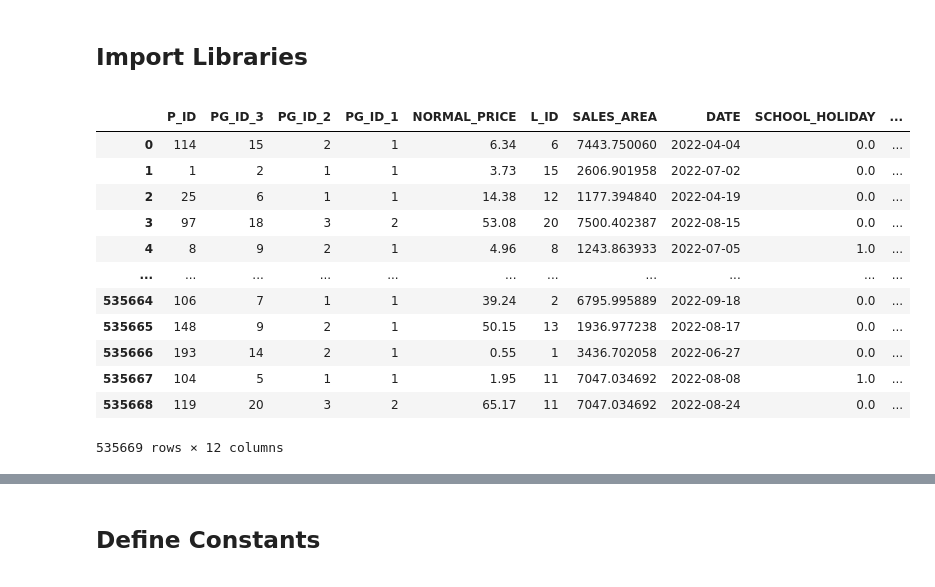
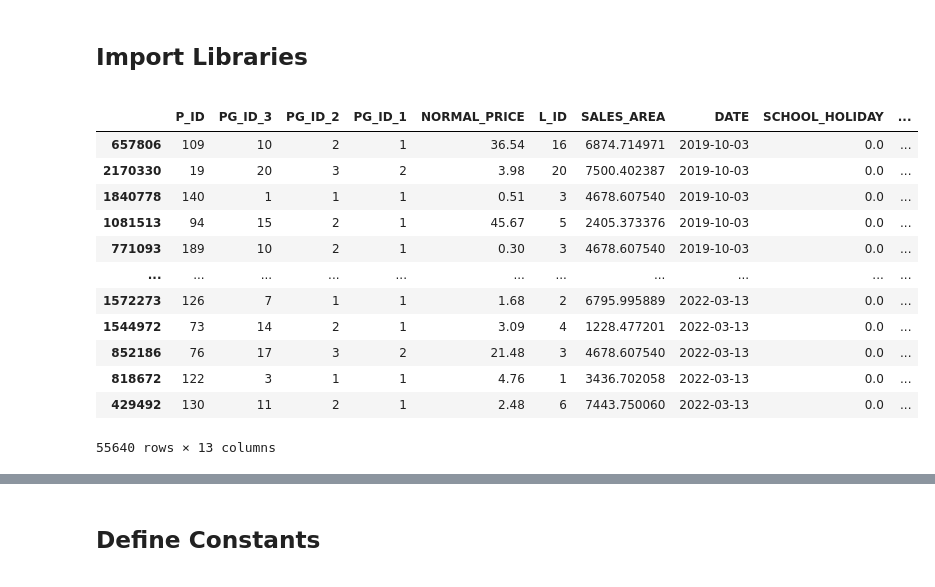
Before and after one commit to kerimcharfi/machinelearningExercise, a Jupyter notebook: exercise_1.ipynb, the cells around one changed output, grey strips where cells are left out. Drawn from its saved outputs; the diff is of its cells as text; code cells hidden in the pictures.

```diff
--- a/exercise_1.ipynb
+++ b/exercise_1.ipynb
@@ -33,19 +33,20 @@ import seaborn as sns
 import random
 from tqdm import tqdm #to create progress bar
 import os
-# %%
-pd.read_parquet("test.parquet.gzip")
-# %% [output]
-|  | P_ID | PG_ID_3 | PG_ID_2 | PG_ID_1 | NORMAL_PRICE | L_ID | SALES_AREA | DATE | SCHOOL_HOLIDAY | ... |
-| 0 | 114 | 15 | 2 | 1 | 6.34 | 6 | 7443.750060 | 2022-04-04 | 0.0 | ... |
-| 1 | 1 | 2 | 1 | 1 | 3.73 | 15 | 2606.901958 | 2022-07-02 | 0.0 | ... |
-| 2 | 25 | 6 | 1 | 1 | 14.38 | 12 | 1177.394840 | 2022-04-19 | 0.0 | ... |
-| 3 | 97 | 18 | 3 | 2 | 53.08 | 20 | 7500.402387 | 2022-08-15 | 0.0 | ... |
-| 4 | 8 | 9 | 2 | 1 | 4.96 | 8 | 1243.863933 | 2022-07-05 | 1.0 | ... |
-| ... | ... | ... | ... | ... | ... | ... | ... | ... | ... | ... |
-| 535664 | 106 | 7 | 1 | 1 | 39.24 | 2 | 6795.995889 | 2022-09-18 | 0.0 | ... |
-| 535665 | 148 | 9 | 2 | 1 | 50.15 | 13 | 1936.977238 | 2022-08-17 | 0.0 | ... |
-| 535666 | 193 | 14 | 2 | 1 | 0.55 | 1 | 3436.702058 | 2022-06-27 | 0.0 | ... |
-| 535667 | 104 | 5 | 1 | 1 | 1.95 | 11 | 7047.034692 | 2022-08-08 | 1.0 | ... |
-| 535668 | 119 | 20 | 3 | 2 | 65.17 | 11 | 7047.034692 | 2022-08-24 | 0.0 | ... |
-535669 rows × 12 columns
+# %%
+df = pd.read_parquet("train.parquet.gzip").sort_values(by=["DATE"])
+df[df["EVENT"].notnull()]
+# %% [output]
+|  | P_ID | PG_ID_3 | PG_ID_2 | PG_ID_1 | NORMAL_PRICE | L_ID | SALES_AREA | DATE | SCHOOL_HOLIDAY | ... |
+| 657806 | 109 | 10 | 2 | 1 | 36.54 | 16 | 6874.714971 | 2019-10-03 | 0.0 | ... |
+| 2170330 | 19 | 20 | 3 | 2 | 3.98 | 20 | 7500.402387 | 2019-10-03 | 0.0 | ... |
+| 1840778 | 140 | 1 | 1 | 1 | 0.51 | 3 | 4678.607540 | 2019-10-03 | 0.0 | ... |
+| 1081513 | 94 | 15 | 2 | 1 | 45.67 | 5 | 2405.373376 | 2019-10-03 | 0.0 | ... |
+| 771093 | 189 | 10 | 2 | 1 | 0.30 | 3 | 4678.607540 | 2019-10-03 | 0.0 | ... |
+| ... | ... | ... | ... | ... | ... | ... | ... | ... | ... | ... |
+| 1572273 | 126 | 7 | 1 | 1 | 1.68 | 2 | 6795.995889 | 2022-03-13 | 0.0 | ... |
+| 1544972 | 73 | 14 | 2 | 1 | 3.09 | 4 | 1228.477201 | 2022-03-13 | 0.0 | ... |
+| 852186 | 76 | 17 | 3 | 2 | 21.48 | 3 | 4678.607540 | 2022-03-13 | 0.0 | ... |
+| 818672 | 122 | 3 | 1 | 1 | 4.76 | 1 | 3436.702058 | 2022-03-13 | 0.0 | ... |
+| 429492 | 130 | 11 | 2 | 1 | 2.48 | 6 | 7443.750060 | 2022-03-13 | 0.0 | ... |
+55640 rows × 13 columns
```
Also changed, not shown: parts of 5 cells of this notebook.
